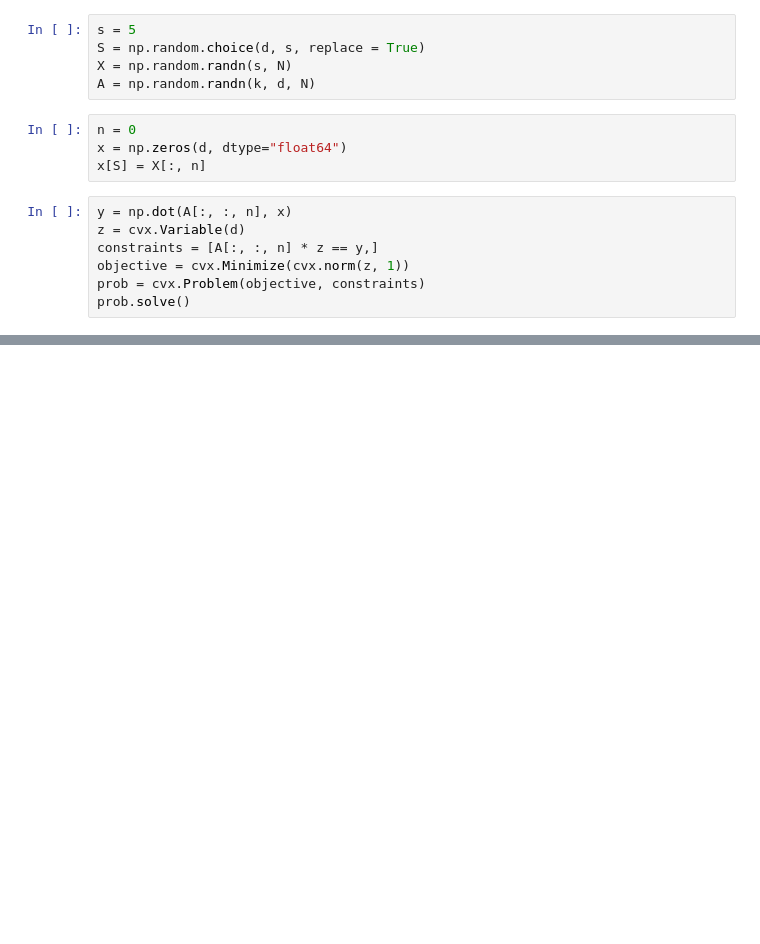
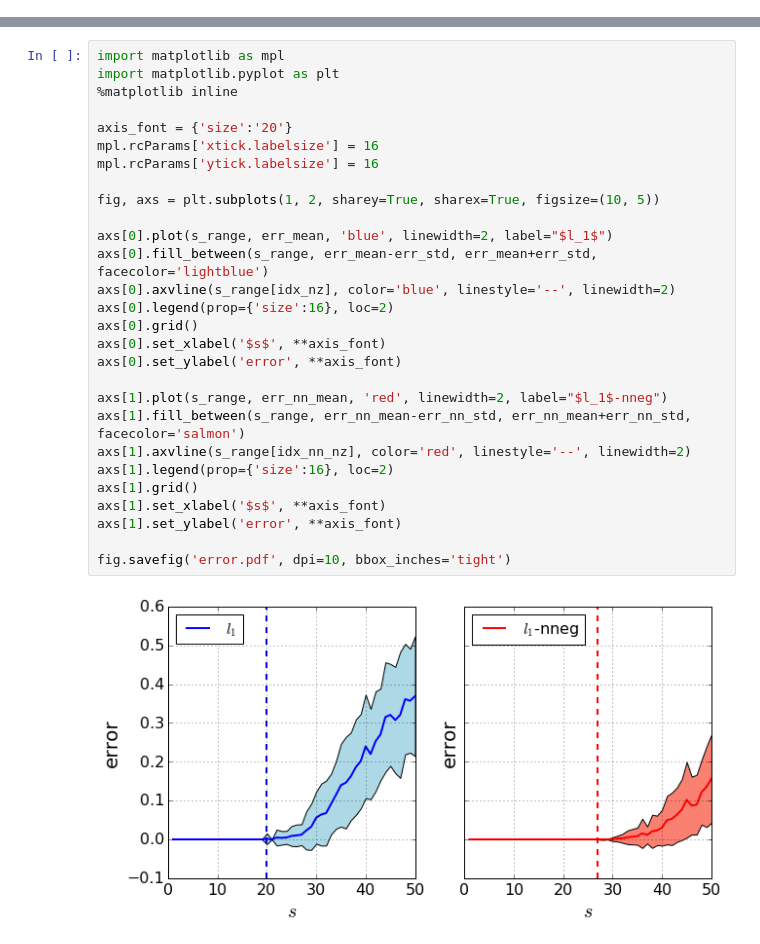
Before and after one commit to huragok/MAT280, a Jupyter notebook: hw2/hw2_4,5.ipynb, the cells around one changed output, grey strips where cells are left out. Saved outputs shown, nothing was run; the diff lists cells and outputs as text; blank space fills up the shorter version.

Commit message:
Problem 4, 5 completed.

```diff
--- a/hw2/hw2_4,5.ipynb
+++ b/hw2/hw2_4,5.ipynb
@@ -21,16 +14,0 @@ for s in range(1, d + 1):
-# %%
-s = 5
-S = np.random.choice(d, s, replace = True)
-X = np.random.randn(s, N)
-A = np.random.randn(k, d, N)
-# %%
-n = 0
-x = np.zeros(d, dtype="float64")
-x[S] = X[:, n]
-# %%
-y = np.dot(A[:, :, n], x)
-z = cvx.Variable(d)
-constraints = [A[:, :, n] * z == y,]
-objective = cvx.Minimize(cvx.norm(z, 1))
-prob = cvx.Problem(objective, constraints)
-prob.solve()
@@ -38,0 +63,30 @@ np.where(abs(z.value) > 1e-10), S
+# %%
+import matplotlib as mpl
+import matplotlib.pyplot as plt
+%matplotlib inline
+
+axis_font = {'size':'20'}
+mpl.rcParams['xtick.labelsize'] = 16
+mpl.rcParams['ytick.labelsize'] = 16
+
+fig, axs = plt.subplots(1, 2, sharey=True, sharex=True, figsize=(10, 5))
+
+axs[0].plot(s_range, err_mean, 'blue', linewidth=2, label="$l_1$")
+axs[0].fill_between(s_range, err_mean-err_std, err_mean+err_std, facecolor='lightblue')
+axs[0].axvline(s_range[idx_nz], color='blue', linestyle='--', linewidth=2)
+axs[0].legend(prop={'size':16}, loc=2)
+axs[0].grid()
+axs[0].set_xlabel('$s$', **axis_font)
+axs[0].set_ylabel('error', **axis_font)
+
+axs[1].plot(s_range, err_nn_mean, 'red', linewidth=2, label="$l_1$-nneg")
+axs[1].fill_between(s_range, err_nn_mean-err_nn_std, err_nn_mean+err_nn_std, facecolor='salmon')
+axs[1].axvline(s_range[idx_nn_nz], color='red', linestyle='--', linewidth=2)
+axs[1].legend(prop={'size':16}, loc=2)
+axs[1].grid()
+axs[1].set_xlabel('$s$', **axis_font)
+axs[1].set_ylabel('error', **axis_font)
+
+fig.savefig('error.pdf', dpi=10, bbox_inches='tight')
+# %% [output]
+[figure, added]
```
Also changed, not shown: parts of 4 cells of this notebook, 1 other file.
